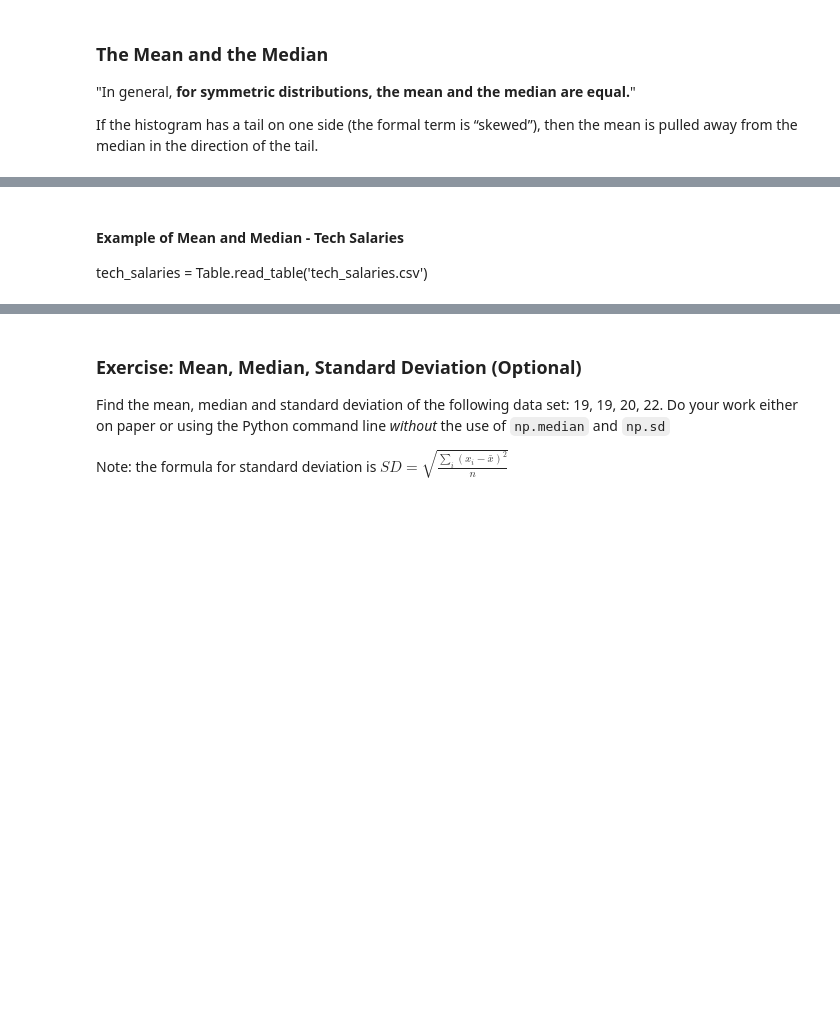
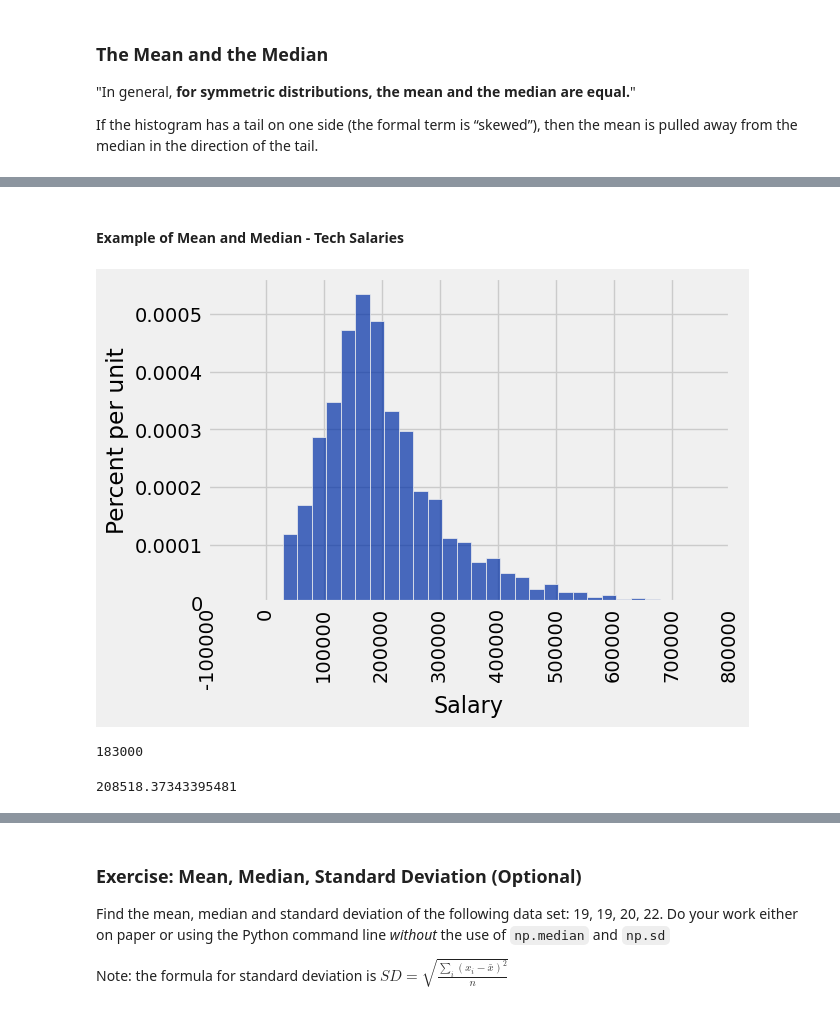
Before and after one commit to SRJC-Data-Science/materials-sp22, a Jupyter notebook: SRJC/lecture_note/lecture_25_26_27/mean_stdev_normal_distribution-pw.ipynb, the cells around one changed output, grey strips where cells are left out. Saved outputs shown, nothing was run; the diff lists cells and outputs as text; code cells hidden in the pictures; blank space fills up the shorter version.

```diff
--- a/SRJC/lecture_note/lecture_25_26_27/mean_stdev_normal_distribution-pw.ipynb
+++ b/SRJC/lecture_note/lecture_25_26_27/mean_stdev_normal_distribution-pw.ipynb
@@ -105,13 +138,22 @@ print(f"sym_mean: {sym_mean}")
 # %% [markdown]
 #### Example of Mean and Median - Tech Salaries
-
-tech_salaries = Table.read_table('tech_salaries.csv')
+# %%
+tech_salaries = Table.read_table('tech_salaries.csv')
+tech_salaries.hist('Salary', bins=np.arange(30000, 700001, 25000))
+# %% [output]
+[figure, added]
 # %%
 # Median
 salary_median = percentile(50, tech_salaries.column('Salary'))
+salary_median
+# %% [output]
+183000
 # %%
 # Mean
 salary_mean = np.mean(tech_salaries.column('Salary'))
+salary_mean
+# %% [output]
+208518.37343395481
 # %%
 # check the overall data distribution
 tech_salaries.hist('Salary', bins=np.arange(30000, 700001, 25000))
```
Also changed, not shown: parts of 27 cells of this notebook.
